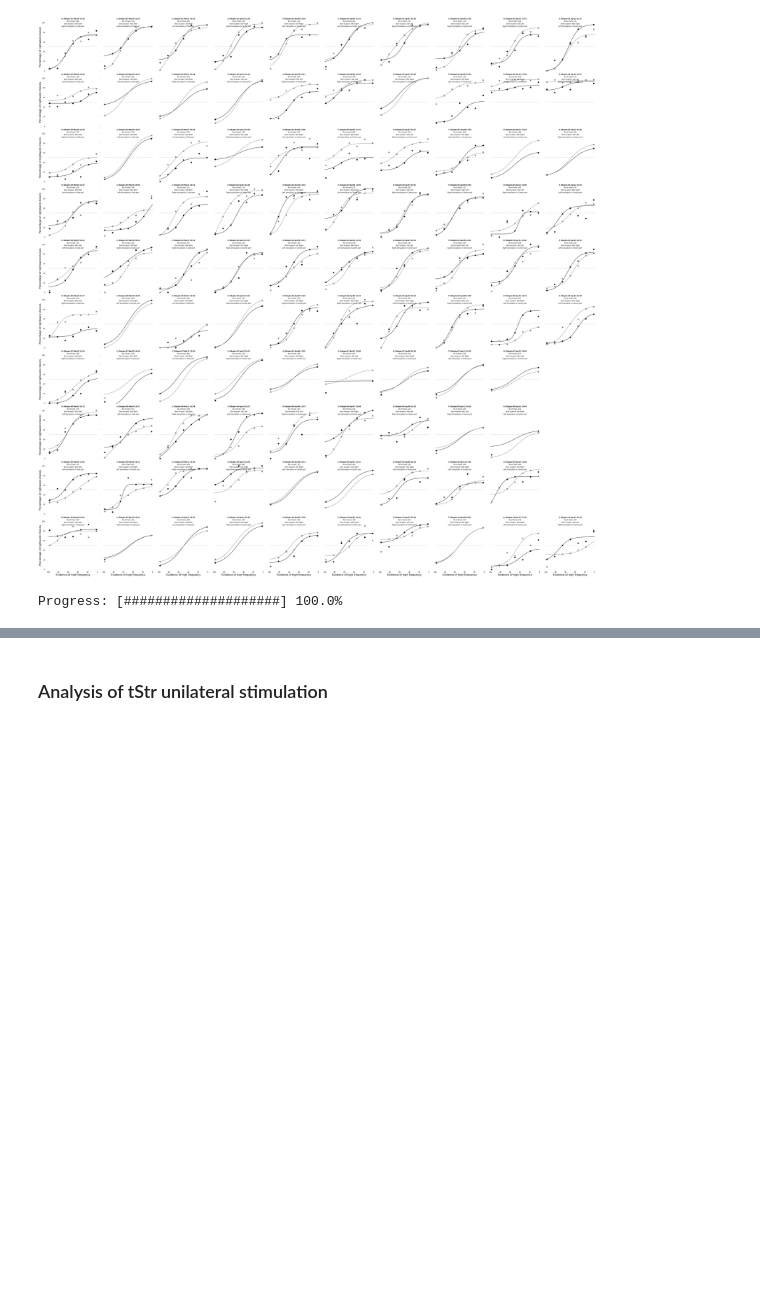
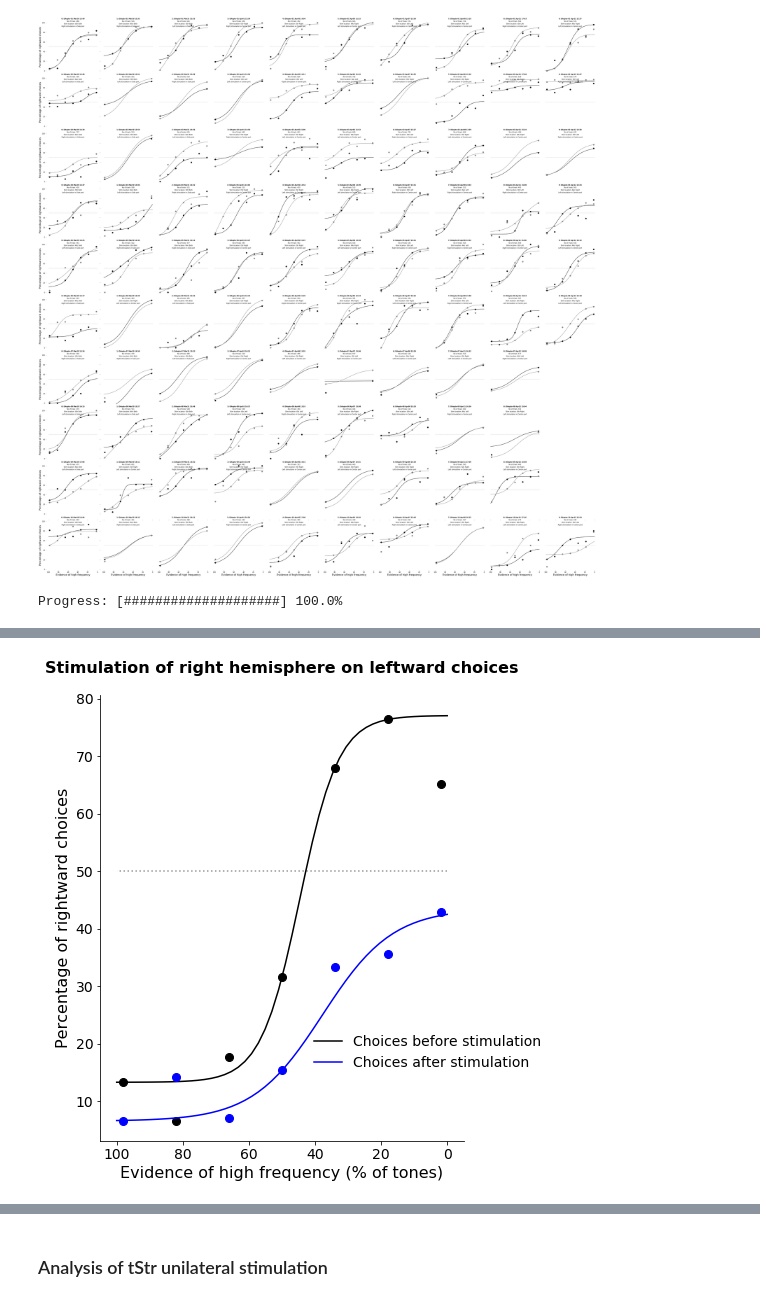
Before and after one commit to HernandoMV/BehaviouralAnalysis, a Jupyter notebook: Dopamine_optostimulation.ipynb, the cells around one changed output, grey strips where cells are left out. Saved outputs shown, nothing was run; the diff lists cells and outputs as text; code cells hidden in the pictures; blank space fills up the shorter version.

```diff
--- a/Dopamine_optostimulation.ipynb
+++ b/Dopamine_optostimulation.ipynb
@@ -370,3 +351,77 @@ pvals_df
+# %%
+# get a nice example of a shift
+example_session = 'DAopto-06 Apr11 15:53'
+
+CondList = [(pulledData['TrialIndex'] < ini_trials),
+            (pulledData['TrialIndex'] > ao_trials)]
+ColorList = ['black', 'blue']
+LabelList = ['Choices before stimulation', 'Choices after stimulation']
+
+fig, ax = plt.subplots(1, 1,
+                        figsize=(7, 7),
+                        facecolor='w', edgecolor='k')
+
+fig.subplots_adjust(hspace = .2, wspace=1)
+
+# ax.axis('off')
+
+session_df = pulledData[pulledData['SessionID'] == example_session]
+
+ax.hlines(50, 0, 100, linestyles='dotted', alpha=0.4)
+
+
+# overlay fits
+for i, condition in enumerate(CondList):
+    plot_utils.plot_regression(df=session_df[condition], ax=ax,
+                               color=ColorList[i], label=LabelList[i], plot_points=True)
+#axs[counter].set_ylabel('')
+#axs[counter].set_xlabel('')
+# ax.axis('on')
+# remove some ticks
+# ax.tick_params(top=False, bottom='on', left='on', right=False)
+
+ax.set_ylabel('Percentage of rightward choices' , fontsize=16)
+
+ax.set_xlabel('Evidence of high frequency (% of tones)', fontsize=16)
+
+# ax.set_ylim(-2., 102.)
+handles, labels = ax.get_legend_handles_labels()
+by_label = dict(zip(labels, handles))
+ax.legend(by_label.values(), by_label.keys(),
+          bbox_to_anchor=(.9, .25), loc='upper center', borderaxespad=0., ncol=1, frameon=False, fontsize=14)
+# ax.tick_params(which='both', top='off', bottom='on', left='on', right='off',
+#                labelleft='on', labelbottom='on')
+# get rid of the frame
+# for spine in ax.spines.values():
+#     spine.set_visible(False)
+
+plt.tight_layout()
+
+ax.invert_xaxis()
+
+#         ax.get_legend().remove()
+ax.text(.5,1.05, 'Stimulation of right hemisphere on leftward choices', \
+                  horizontalalignment='center', fontweight='bold', transform=ax.transAxes, fontsize=16)
+# ax.text(.5,1, animal_df[(animal_df['SessionID'] == session)].Protocol.unique()[0] , \
+#                   horizontalalignment='center', transform=ax.transAxes)
+# ax.text(.5,1, animal_df[(animal_df['SessionID'] == session)].Stimulation.unique()[0] , \
+#                   horizontalalignment='center', transform=ax.transAxes, fontsize=16)
+# ax.text(.5,.95, 'No of trials: ' + str(len(animal_df[(animal_df['SessionID'] == session)])) , \
+#                   horizontalalignment='center', transform=ax.transAxes, fontsize=16)
+
+for tick in ax.xaxis.get_major_ticks():
+    tick.label.set_fontsize(14)
+
+for tick in ax.yaxis.get_major_ticks():
+    tick.label.set_fontsize(14)
+
+ax.spines['right'].set_visible(False)
+ax.spines['top'].set_visible(False)
+
+plt.savefig(outputDir + output_directory_name + '_just-one-port-150_example_session.pdf', transparent=True, bbox_inches='tight')
+plt.show()
+# %% [output]
+[figure, added]
 # %%
 # Focus only on the contralateral stimulation in the center
 
```
Also changed, not shown: parts of 14 cells of this notebook.
